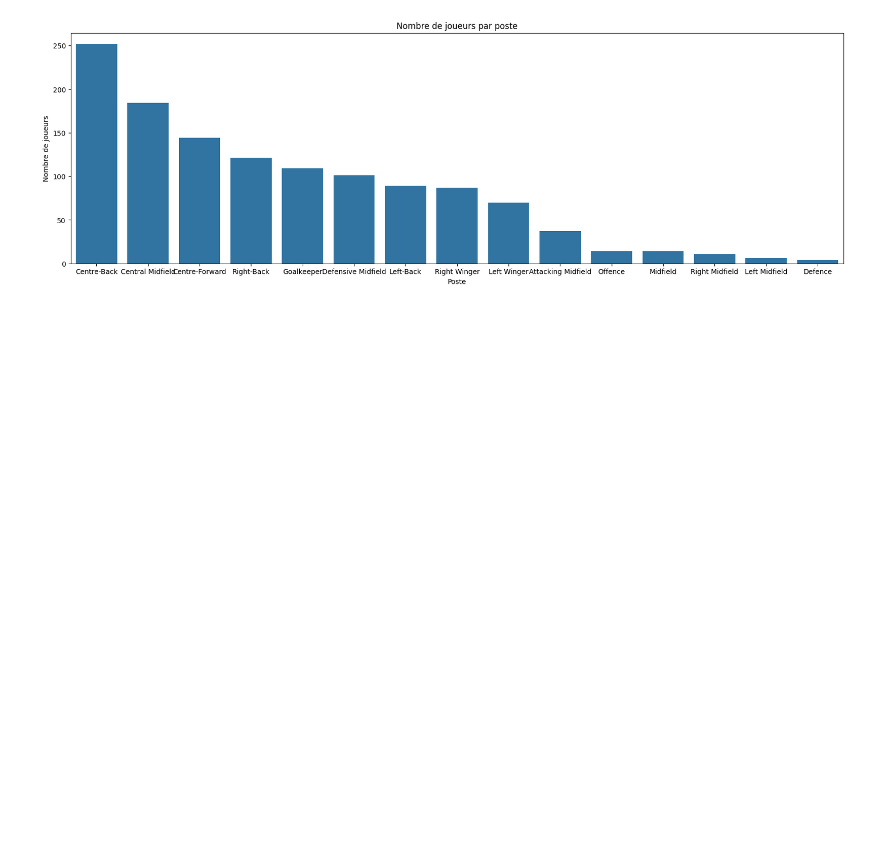
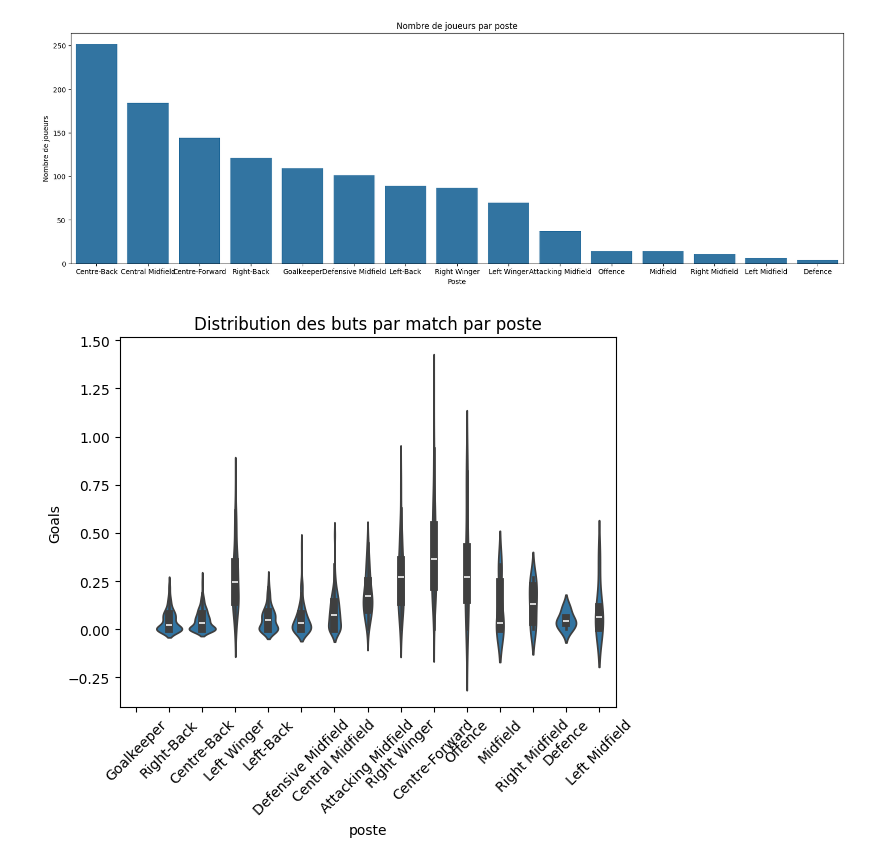
Before and after one commit to BastIA8/VisualisationFootStats, a Jupyter notebook: src/Visualisation.ipynb, the cells around one changed output. Drawn from its saved outputs; the diff is of its cells as text; code cells hidden in the pictures; blank space fills up the shorter version.

Commit message:
[Add] : Titles

```diff
--- a/src/Visualisation.ipynb
+++ b/src/Visualisation.ipynb
@@ -22,0 +26,7 @@ plt.show()
+# %%
+sns.violinplot(x='poste', y='Goals', data=stats)
+plt.xticks(rotation=45)
+plt.title('Distribution des buts par match par poste')
+plt.show()
+# %% [output]
+[figure, added]
```
Also changed, not shown: parts of 9 cells of this notebook.
